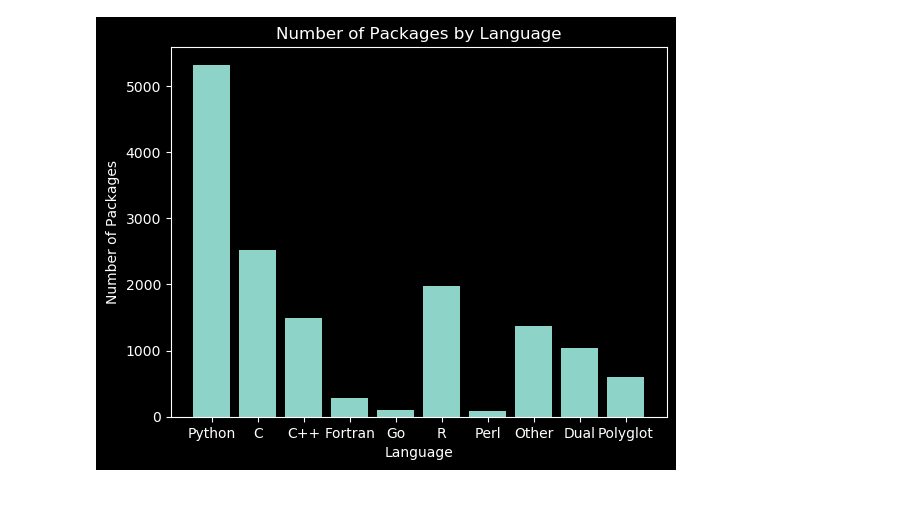
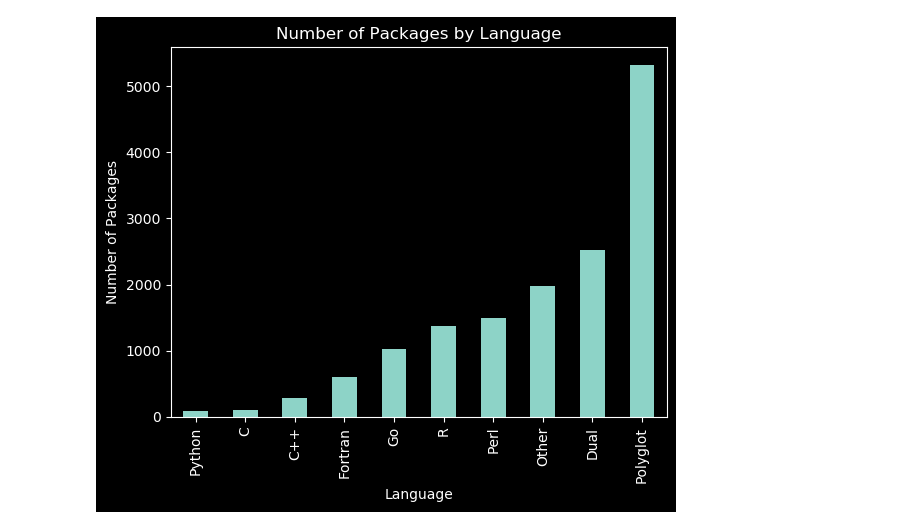
Before and after one commit to conda-forge/by-the-numbers, a Jupyter notebook: packages_per_lang.ipynb, the cells around one changed output. Cells and saved outputs as stored; diff of their text form; code cells hidden in the pictures; blank space fills up the shorter version.

```diff
--- a/packages_per_lang.ipynb
+++ b/packages_per_lang.ipynb
@@ -24,7 +35,15 @@ gx = load_graph()
  'pyspark-stubs',
  'cuda_compiler_stub']
 # %%
-langs = {'python': 'Python', 'c_compiler_stub': 'C', 'cxx_compiler_stub': 'C++', 'fortran_compiler_stub': 'Fortran', 'go_compiler_stub': 'Go', 'r-base': 'R', 'perl': 'Perl'}
+langs = {
+    "python": "Python",
+    "c_compiler_stub": "C",
+    "cxx_compiler_stub": "C++",
+    "fortran_compiler_stub": "Fortran",
+    "go_compiler_stub": "Go",
+    "r-base": "R",
+    "perl": "Perl",
+}
 # %%
 double = len([k for k in gx.nodes if len(set(gx.predecessors(k)) & set(langs)) == 2])
 triple = len([k for k in gx.nodes if len(set(gx.predecessors(k)) & set(langs)) >= 3])
@@ -37,12 +56,16 @@ langs.update({'other': 'Other', 'double': 'Dual', 'triple': 'Polyglot'})
+# %%
+import pandas as pd
+
+df = pd.DataFrame([ns], columns=langs.values()).T
+df.sort_values(by=0, inplace=True)
 # %%
-with plt.style.context('dark_background', 'presentation'):
+with plt.style.context("dark_background", "presentation"):
     fig, ax = plt.subplots()
-    ax.bar(*zip(*enumerate(ns)))
-    ax.set_xticks(range(len(ns)))
-    ax.set_xticklabels(langs.values(), ha='center')
-    ax.set_title('Number of Packages by Language')
-    ax.set_xlabel('Language')
-    ax.set_ylabel('Number of Packages')
+    df.plot.bar(legend=False, ax=ax)
+    ax.set_xticklabels(langs.values(), ha="center")
+    ax.set_title("Number of Packages by Language")
+    ax.set_xlabel("Language")
+    ax.set_ylabel("Number of Packages")
 # %% [output]
-[figure, old version]
+[figure, new version]
 # %%
```
Also changed, not shown: parts of 6 cells of this notebook, 4 other files.
